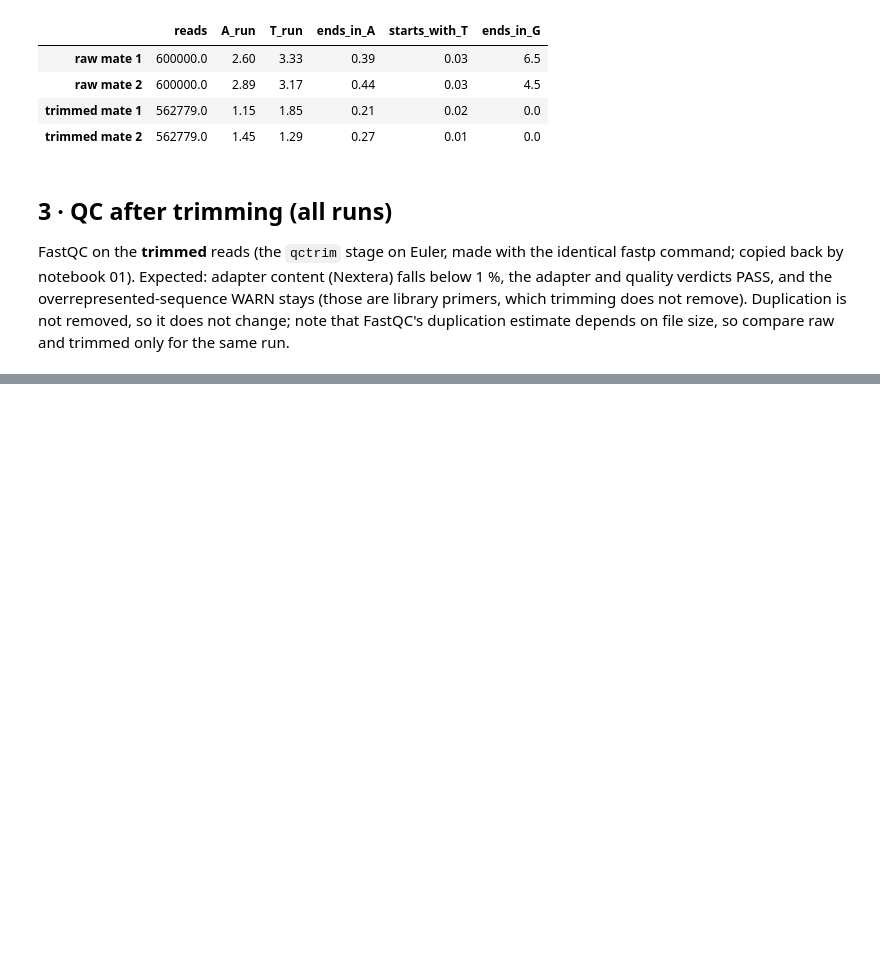
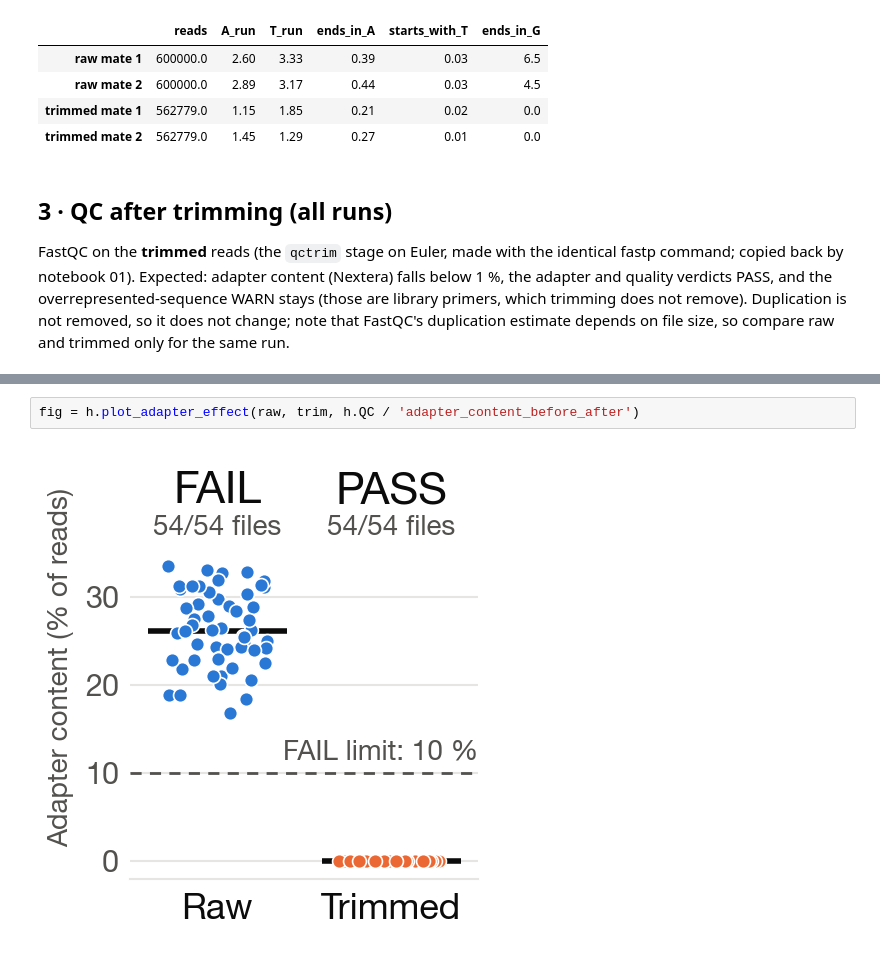
Before and after one commit to Jeffateth/RNAseq_aging, a Jupyter notebook: notebooks/02_qc_trimming.ipynb, the cells around one changed output, grey strips where cells are left out. Cells and saved outputs as stored; diff of their text form; blank space fills up the shorter version.

Commit message:
Add for_teammates folder (RSEM tables, samples, genes), checksums, slide figure; docs and helpers updated

```diff
--- a/notebooks/02_qc_trimming.ipynb
+++ b/notebooks/02_qc_trimming.ipynb
@@ -132,0 +164,4 @@ if len(trim):
+# %%
+fig = h.plot_adapter_effect(raw, trim, h.QC / 'adapter_content_before_after')
+# %% [output]
+[figure, added]
```
Also changed, not shown: parts of 3 cells of this notebook, 18 other files.
